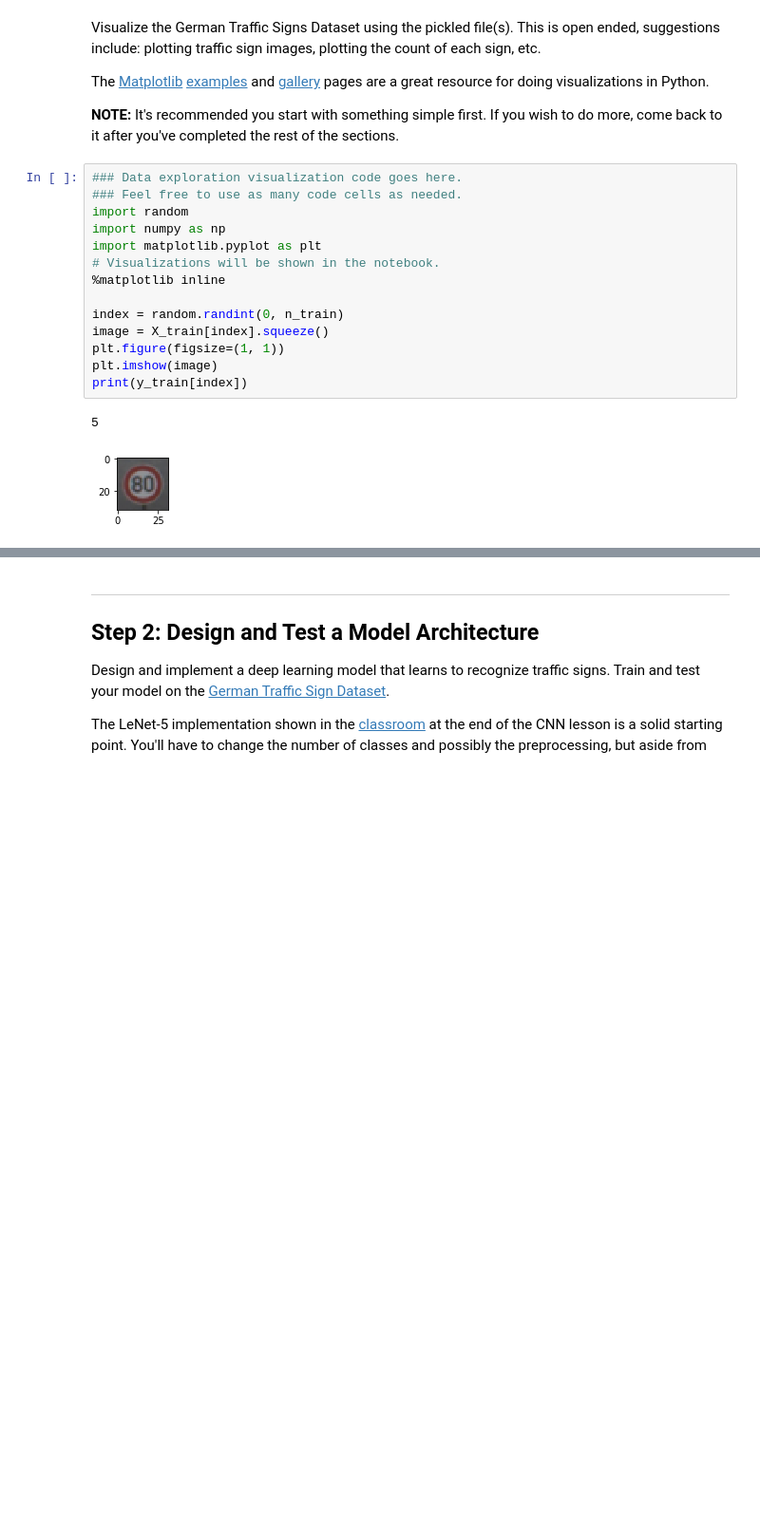
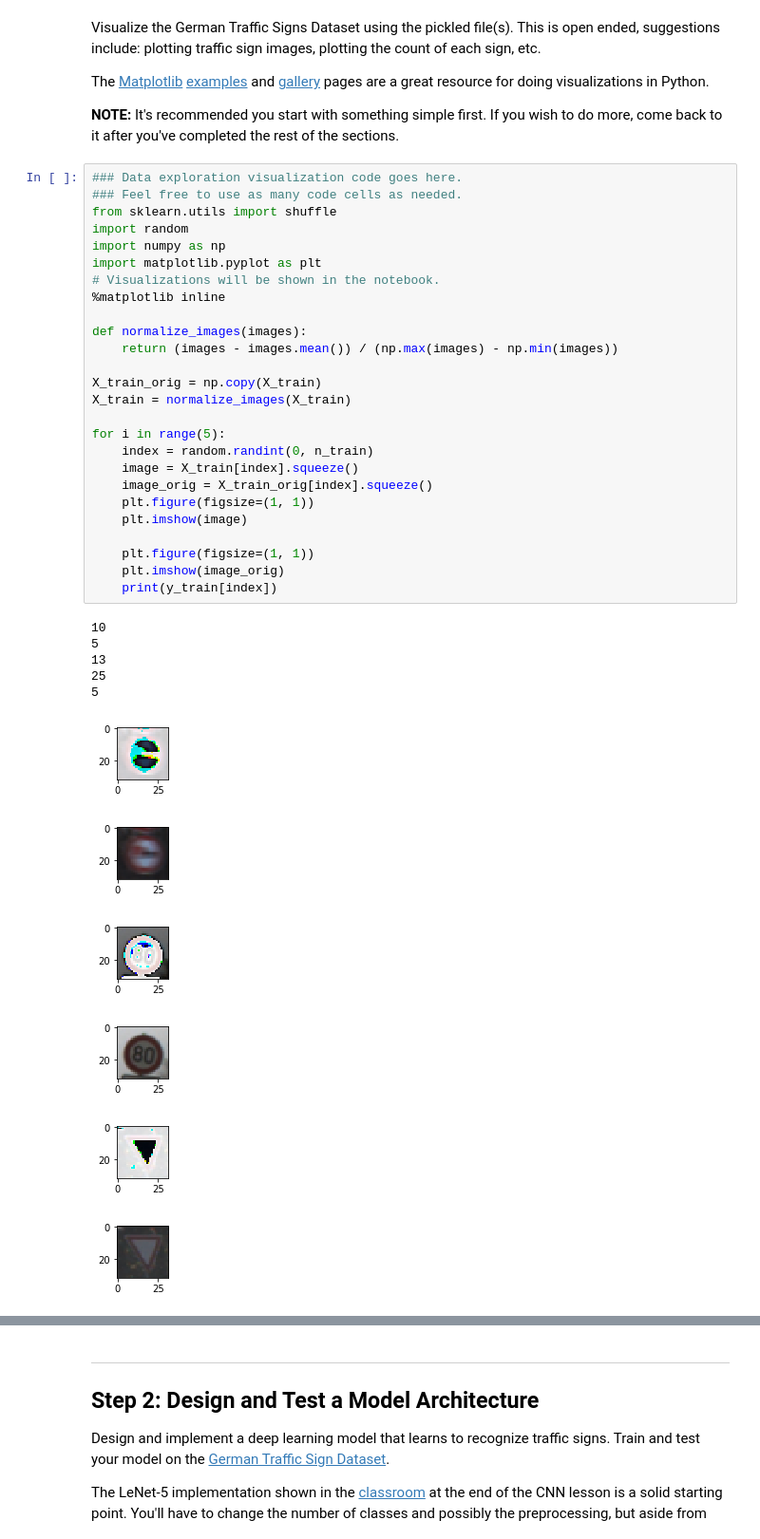
Before and after one commit to akshaykhole/carnd1-project2, a Jupyter notebook: Traffic_Sign_Classifier.ipynb, the cells around one changed output, grey strips where cells are left out. Shown at 95% size. Cells and saved outputs as stored; diff of their text form; blank space fills up the shorter version.

Commit message:
Checkpoint for normalized input

```diff
--- a/Traffic_Sign_Classifier.ipynb
+++ b/Traffic_Sign_Classifier.ipynb
@@ -95,17 +95,38 @@ The [Matplotlib](http://matplotlib.org/) [examples](http://matplotlib.org/exampl
 # %%
 ### Data exploration visualization code goes here.
 ### Feel free to use as many code cells as needed.
+from sklearn.utils import shuffle
 import random
 import numpy as np
 import matplotlib.pyplot as plt
 # Visualizations will be shown in the notebook.
 %matplotlib inline
 
-index = random.randint(0, n_train)
-image = X_train[index].squeeze()
-plt.figure(figsize=(1, 1))
-plt.imshow(image)
-print(y_train[index])
+def normalize_images(images):
+    return (images - images.mean()) / (np.max(images) - np.min(images))
+
+X_train_orig = np.copy(X_train)
+X_train = normalize_images(X_train)
+
+for i in range(5):
+    index = random.randint(0, n_train)
+    image = X_train[index].squeeze()
+    image_orig = X_train_orig[index].squeeze()
+    plt.figure(figsize=(1, 1))
+    plt.imshow(image)
+
+    plt.figure(figsize=(1, 1))
+    plt.imshow(image_orig)
+    print(y_train[index])
 # %% [output]
+10
 5
+13
+25
+5
-[figure, old version]
+[figure, new version]
+[figure, added]
+[figure, added]
+[figure, added]
+[figure, added]
+[figure, added]
```
Also changed, not shown: parts of 4 cells of this notebook, 9 other files.
